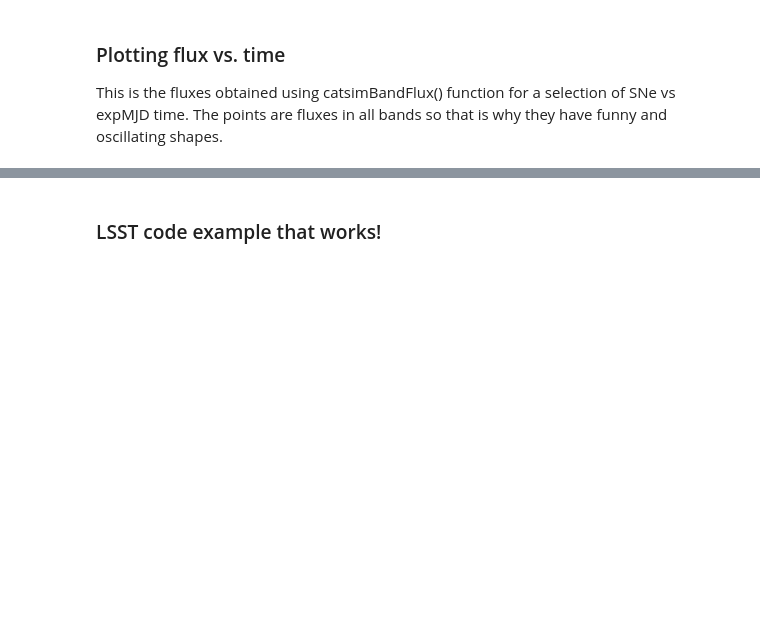
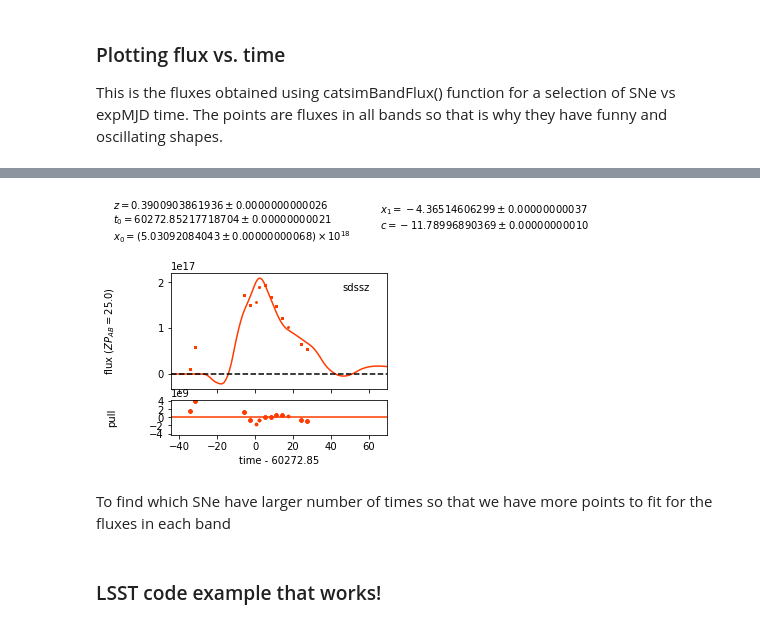
Before and after one commit to Andromedanita/vpec_sn_hack, a Jupyter notebook: Notebooks/Choosing_OpSim_rows.ipynb, the cells around one changed output, grey strips where cells are left out. Cells and saved outputs as stored; diff of their text form; code cells hidden in the pictures; blank space fills up the shorter version.

Commit message:
fluxerror calculated and light curve fitted

```diff
--- a/Notebooks/Choosing_OpSim_rows.ipynb
+++ b/Notebooks/Choosing_OpSim_rows.ipynb
@@ -237,0 +264,34 @@ for i in range(25):
+# %%
+from astropy.table import Table, Column
+
+modelsncosmo     = sncosmo.Model(source = 'salt2') # setting SN model
+
+def create_Table(SnNum):
+    t            = Table()
+
+    length       = len(timelist_tot[SnNum])  # length of time and flux array for each SN
+    zpsysarray   = np.array(['ab'] * length) # creating an array of zpsys
+
+    t['time']    = timelist_tot[SnNum]       # setting time
+    # This line is to make bands in a format readable for sncosmo
+    t['band']    = np.array(['sdss' + np.array(filterlist_tot[indxval])[i] for i in range(len(filterlist_tot[indxval]))]) #('lsst' + filterlist_tot[indxval])
+    t['flux']    = fluxlist_tot[SnNum]       # flux
+    t['fluxerr'] = fluxerrlist_tot[SnNum]    # fluxerr
+    t['zp']      = np.zeros(length)          # zp (all zp values are 0)
+    t['zpsys']   = zpsysarray                # zpsys
+
+    t['band']    = t['band'].astype(str)     # to make sure band has the correct format
+
+    return t
+# %%
+def calc_lc(data, band, zmin, zmax):
+    band_indx = np.where(data['band'] == band) # finding indices of table with the specified band
+    result, fitted_model  = sncosmo.fit_lc(np.sort(data[band_indx]), modelsncosmo, ['z', 't0', 'x0', 'x1', 'c'], bounds={'z':(zmin, zmax)})
+    sncosmo.plot_lc(np.sort(data[band_indx]), model=fitted_model, errors=result.errors)
+    return result, fitted_model
+# %%
+val1, val2 = calc_lc(t, 'sdssz', 0.3, 0.7)
+# %% [output]
+[figure, added]
+# %% [markdown]
+To find which SNe have larger number of times so that we have more points to fit for the fluxes in each band
```
Also changed, not shown: parts of 9 cells of this notebook.
